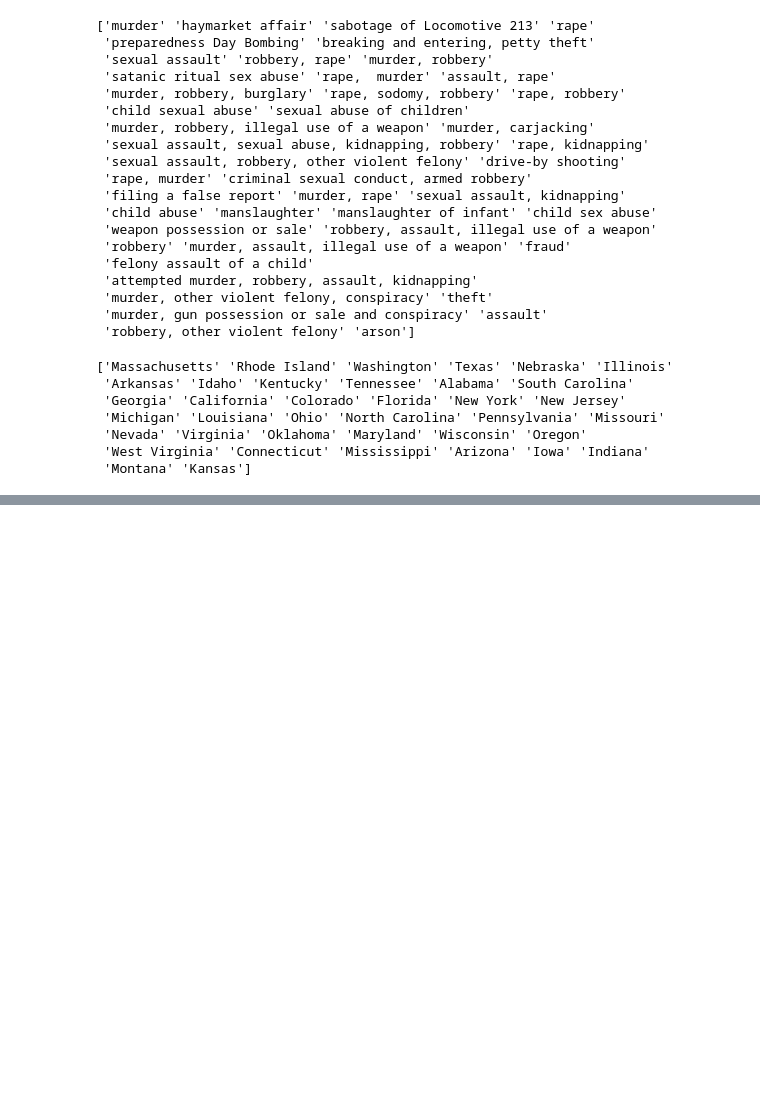
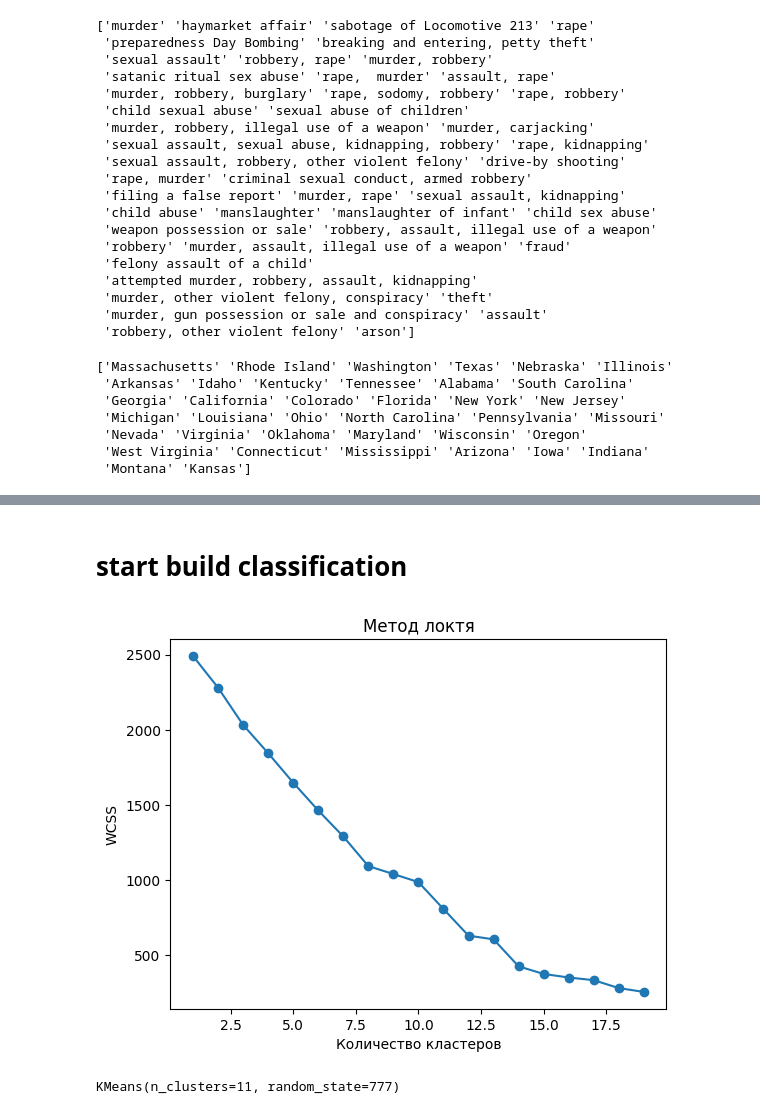
Before and after one commit to matv864/AI_work, a Jupyter notebook: theory/convictions.ipynb, the cells around one changed output, grey strips where cells are left out. Cells and saved outputs as stored; diff of their text form; code cells hidden in the pictures; blank space fills up the shorter version.

Commit message:
ready with classification

```diff
--- a/theory/convictions.ipynb
+++ b/theory/convictions.ipynb
@@ -255,0 +254,4 @@ dataset.head(20)
+# %%
+dataset = dataset.drop(['Legally Exonerated', 'Unnamed: 0', 'Defendants'], axis=1)
+# %%
+dataset = pd.get_dummies(dataset, columns=["Type of the Crime", "Location of the Crime"])
@@ -255,0 +272,24 @@ dataset.head(20)
+# %% [markdown]
+# start build classification
+# %%
+scaler = StandardScaler()
+scaled_data = scaler.fit_transform(dataset)
+# %%
+wcss = []
+for k in range(1, 20):
+    kmeans = KMeans(n_clusters=k, init='k-means++', random_state=777)
+    kmeans.fit(scaled_data)
+    wcss.append(kmeans.inertia_)
+# %%
+plt.plot(range(1, 20), wcss, marker="o")
+plt.xlabel("Количество кластеров")
+plt.ylabel("WCSS")
+plt.title("Метод локтя")
+plt.show()
+# %% [output]
+[figure, added]
+# %%
+kmeans = KMeans(n_clusters=11, init='k-means++', random_state=777)
+kmeans.fit(scaled_data)
+# %% [output]
+KMeans(n_clusters=11, random_state=777)
```
Also changed, not shown: parts of 7 cells of this notebook.
